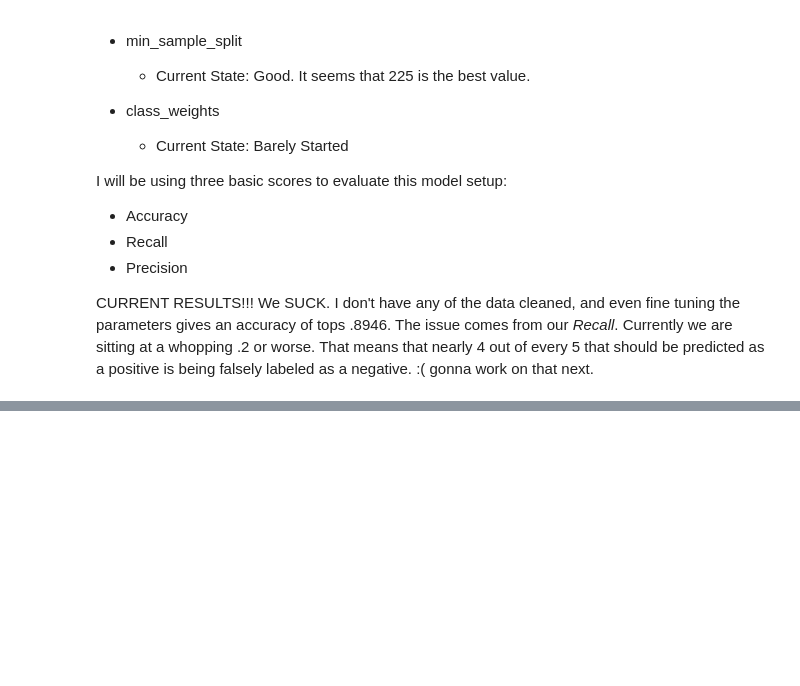
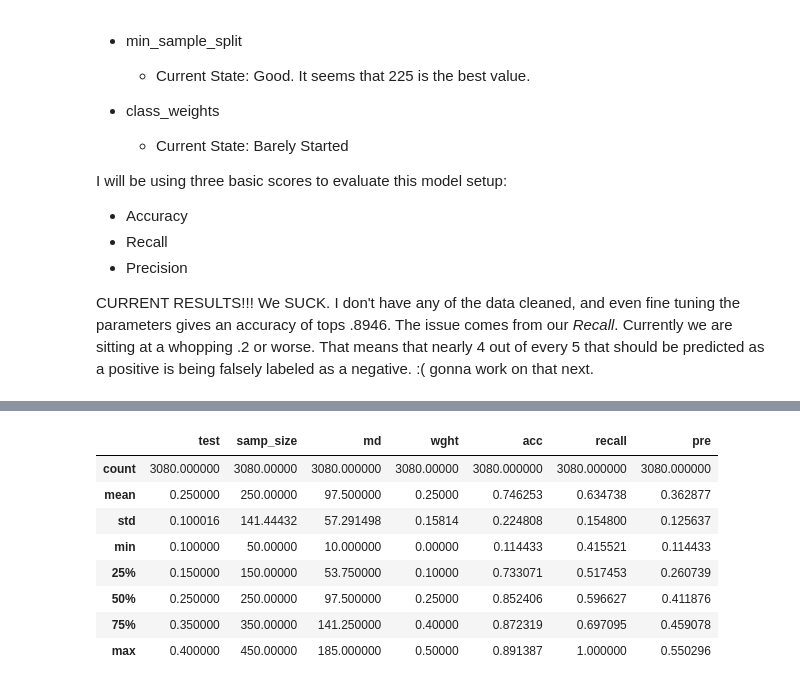
Before and after one commit to levi-wj/bank_case_study, a Jupyter notebook: Joseph's Stuff/Josephs_Notes.ipynb, the cells around one changed output, grey strips where cells are left out. Cells and saved outputs as stored; diff of their text form; code cells hidden in the pictures; blank space fills up the shorter version.

Commit message:
Running tests. got a 760 something score

```diff
--- a/Joseph's Stuff/Josephs_Notes.ipynb
+++ b/Joseph's Stuff/Josephs_Notes.ipynb
@@ -164,0 +148,13 @@ plt.show()
+# %%
+# Assuming 'df' is your DataFrame and 'class_column' is the target column
+majority_class = df[df['y'] == "no"]
+minority_class = df[df['y'] == "yes"]
+
+# Downsample majority class
+majority_class_downsampled = resample(majority_class,
+                                      replace=False,  # sample without replacement
+                                      n_samples=len(minority_class) * 2,  # match minority class
+                                      random_state=42)  # for reproducibility
+
+# Combine
+df = pd.concat([majority_class_downsampled, minority_class])
@@ -164,0 +163,15 @@ plt.show()
+# %%
+# test = pd.read_csv("https://raw.githubusercontent.com/byui-cse/cse450-course/master/data/bank_holdout_test_mini.csv")
+
+# Do same transformations as on the training set
+test = pd.get_dummies(mini)
+mini_predictions = t_model.predict(test)
+
+# Convert the predictions to a dataframe and label the column 'y'
+my_predictions = pd.DataFrame(mini_predictions, columns = ['y'])
+
+# Replace no with 0 and yes with 1
+my_predictions = my_predictions["y"].replace({"no":0, "yes":1})
+
+# Replace PUTTEAMNUMBERHERE with your team
+my_predictions.to_csv("lilJiimy's-module2-predictions.csv",index=False)
@@ -164,0 +222,15 @@ plt.show()
+# %%
+full = []
+i = 0
+for test in np.arange(.1, .4, .05):
+    for samp_size in range(50, 500, 100):
+        for md in range(10, 200, 25):
+            for wght in np.arange(.0, .55, .05):
+                acc, recall, pre = get_nums(test, md, samp_size, wght)
+                nummies = [test, samp_size, md, wght, acc, recall, pre]
+                full.append(nummies)
+                print(i)
+                i +=1
+
+big = pd.DataFrame(full, columns=["test", "samp_size", "md", "wght", "acc", "recall", "pre"])
+big.to_csv("nummies.csv")
@@ -164,0 +279,12 @@ plt.show()
+# %%
+big.describe()
+# %% [output]
+|  | test | samp_size | md | wght | acc | recall | pre |
+| count | 3080.000000 | 3080.00000 | 3080.000000 | 3080.00000 | 3080.000000 | 3080.000000 | 3080.000000 |
+| mean | 0.250000 | 250.00000 | 97.500000 | 0.25000 | 0.746253 | 0.634738 | 0.362877 |
+| std | 0.100016 | 141.44432 | 57.291498 | 0.15814 | 0.224808 | 0.154800 | 0.125637 |
+| min | 0.100000 | 50.00000 | 10.000000 | 0.00000 | 0.114433 | 0.415521 | 0.114433 |
+| 25% | 0.150000 | 150.00000 | 53.750000 | 0.10000 | 0.733071 | 0.517453 | 0.260739 |
+| 50% | 0.250000 | 250.00000 | 97.500000 | 0.25000 | 0.852406 | 0.596627 | 0.411876 |
+| 75% | 0.350000 | 350.00000 | 141.250000 | 0.40000 | 0.872319 | 0.697095 | 0.459078 |
+| max | 0.400000 | 450.00000 | 185.000000 | 0.50000 | 0.891387 | 1.000000 | 0.550296 |
```
Also changed, not shown: parts of 14 cells of this notebook, 3 other files.
